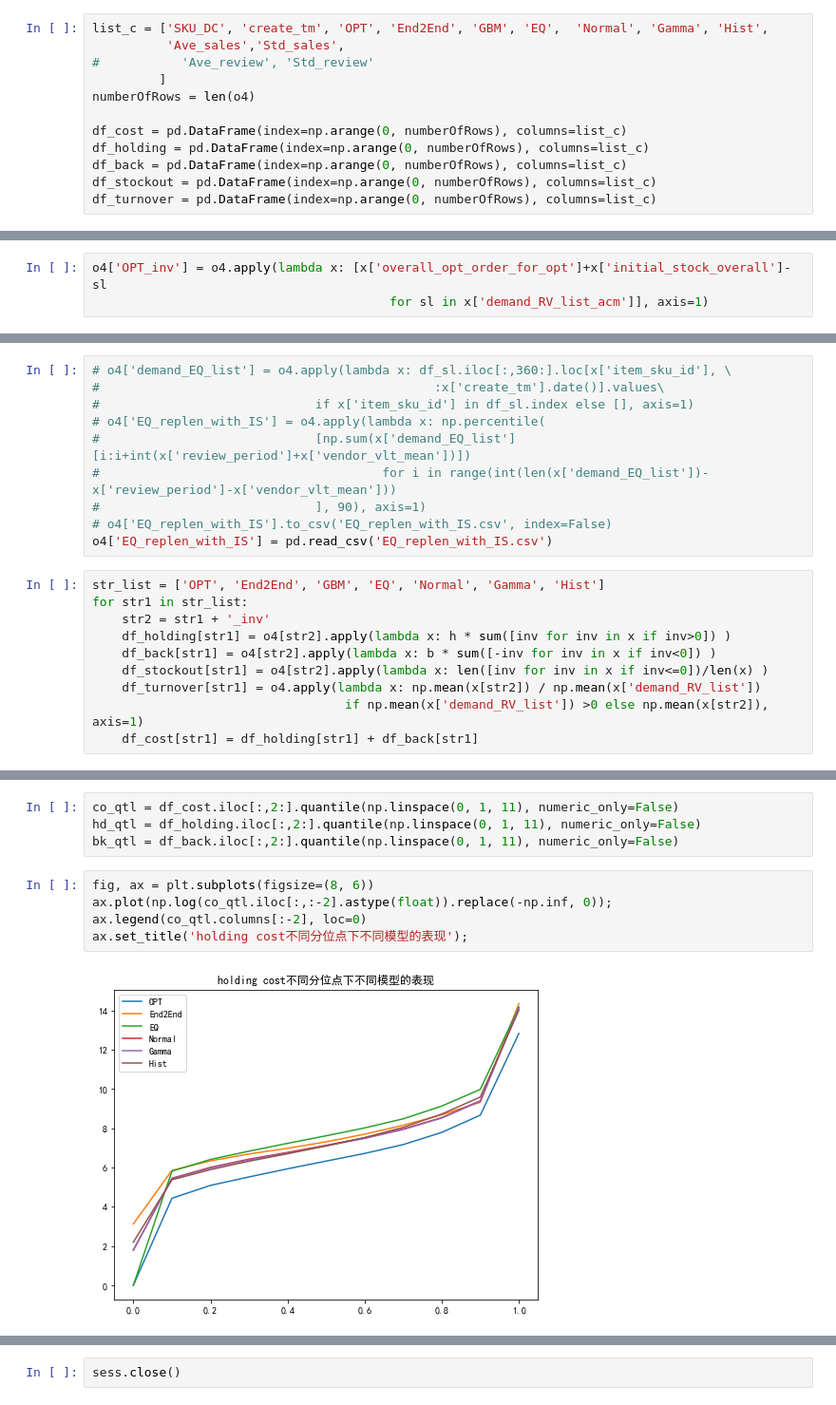
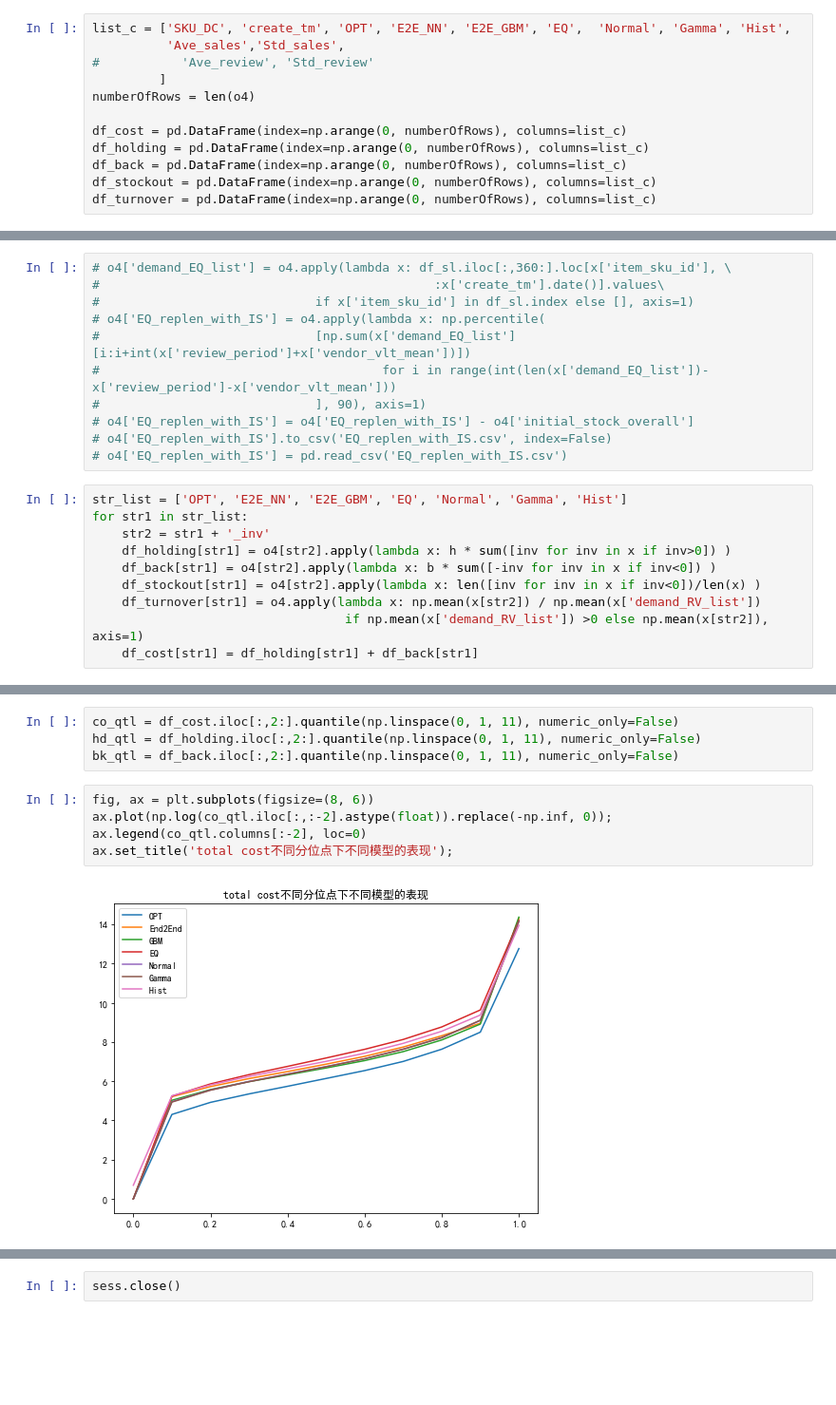
Before and after one commit to schemmy/e2e, a Jupyter notebook: construction/nn_v2.ipynb, the cells around one changed output, grey strips where cells are left out. Shown at 95% size. Saved outputs shown, nothing was run; the diff lists cells and outputs as text; blank space fills up the shorter version.

```diff
--- a/construction/nn_v2.ipynb
+++ b/construction/nn_v2.ipynb
@@ -405,7 +406,7 @@ o4['demand_RV_list'] = o4.apply(lambda x: df_sl.loc[x['item_sku_id'], \
 # %%
 o4['demand_RV_list_acm'] = o4['demand_RV_list'].apply(lambda x: np.cumsum(x))
 # %%
-list_c = ['SKU_DC', 'create_tm', 'OPT', 'End2End', 'GBM', 'EQ',  'Normal', 'Gamma', 'Hist',
+list_c = ['SKU_DC', 'create_tm', 'OPT', 'E2E_NN', 'E2E_GBM', 'EQ',  'Normal', 'Gamma', 'Hist',
           'Ave_sales','Std_sales',
 #           'Ave_review', 'Std_review'
          ]
@@ -421,6 +422,3 @@ df_cost['SKU_DC']=df_holding['SKU_DC']=df_back['SKU_DC']=df_stockout['SKU_DC']=d
 df_cost['create_tm']=df_holding['create_tm']=df_back['create_tm']=df_stockout['create_tm']=df_turnover['create_tm']=o4['create_tm'].values
 df_cost['Ave_sales']=df_holding['Ave_sales']=df_back['Ave_sales']=df_stockout['Ave_sales']=df_turnover['Ave_sales']=o4['mean_112'].values
 df_cost['Std_sales']=df_holding['Std_sales']=df_back['Std_sales']=df_stockout['Std_sales']=df_turnover['Std_sales']=o4['std_140'].values
-# %%
-o4['OPT_inv'] = o4.apply(lambda x: [x['overall_opt_order_for_opt']+x['initial_stock_overall']-sl
-                                        for sl in x['demand_RV_list_acm']], axis=1)
@@ -470,15 +494,16 @@ o4['GBM_inv'] = o4.apply(lambda x: [x['gbm_pred']+x['initial_stock_overall']-sl
 #                             [np.sum(x['demand_EQ_list'][i:i+int(x['review_period']+x['vendor_vlt_mean'])])
 #                                      for i in range(int(len(x['demand_EQ_list'])-x['review_period']-x['vendor_vlt_mean']))
 #                             ], 90), axis=1)
+# o4['EQ_replen_with_IS'] = o4['EQ_replen_with_IS'] - o4['initial_stock_overall']
 # o4['EQ_replen_with_IS'].to_csv('EQ_replen_with_IS.csv', index=False)
-o4['EQ_replen_with_IS'] = pd.read_csv('EQ_replen_with_IS.csv')
+# o4['EQ_replen_with_IS'] = pd.read_csv('EQ_replen_with_IS.csv')
 # %%
-str_list = ['OPT', 'End2End', 'GBM', 'EQ', 'Normal', 'Gamma', 'Hist']
+str_list = ['OPT', 'E2E_NN', 'E2E_GBM', 'EQ', 'Normal', 'Gamma', 'Hist']
 for str1 in str_list:
     str2 = str1 + '_inv'
     df_holding[str1] = o4[str2].apply(lambda x: h * sum([inv for inv in x if inv>0]) )
     df_back[str1] = o4[str2].apply(lambda x: b * sum([-inv for inv in x if inv<0]) )
-    df_stockout[str1] = o4[str2].apply(lambda x: len([inv for inv in x if inv<=0])/len(x) )
+    df_stockout[str1] = o4[str2].apply(lambda x: len([inv for inv in x if inv<0])/len(x) )
     df_turnover[str1] = o4.apply(lambda x: np.mean(x[str2]) / np.mean(x['demand_RV_list'])
                                   if np.mean(x['demand_RV_list']) >0 else np.mean(x[str2]), axis=1)
     df_cost[str1] = df_holding[str1] + df_back[str1]
@@ -542,10 +547,10 @@ bk_qtl = df_back.iloc[:,2:].quantile(np.linspace(0, 1, 11), numeric_only=False)
 # %%
 fig, ax = plt.subplots(figsize=(8, 6))
 ax.plot(np.log(co_qtl.iloc[:,:-2].astype(float)).replace(-np.inf, 0));
 ax.legend(co_qtl.columns[:-2], loc=0)
-ax.set_title('holding cost不同分位点下不同模型的表现');
+ax.set_title('total cost不同分位点下不同模型的表现');
 # %% [output]
-[figure, old version]
+[figure, new version]
 # %%
 fig, ax = plt.subplots(figsize=(8, 6))
 ax.plot(np.log(hd_qtl.iloc[:,:-2].astype(float)).replace(-np.inf, 0));
```
Also changed, not shown: parts of 12 cells of this notebook.
